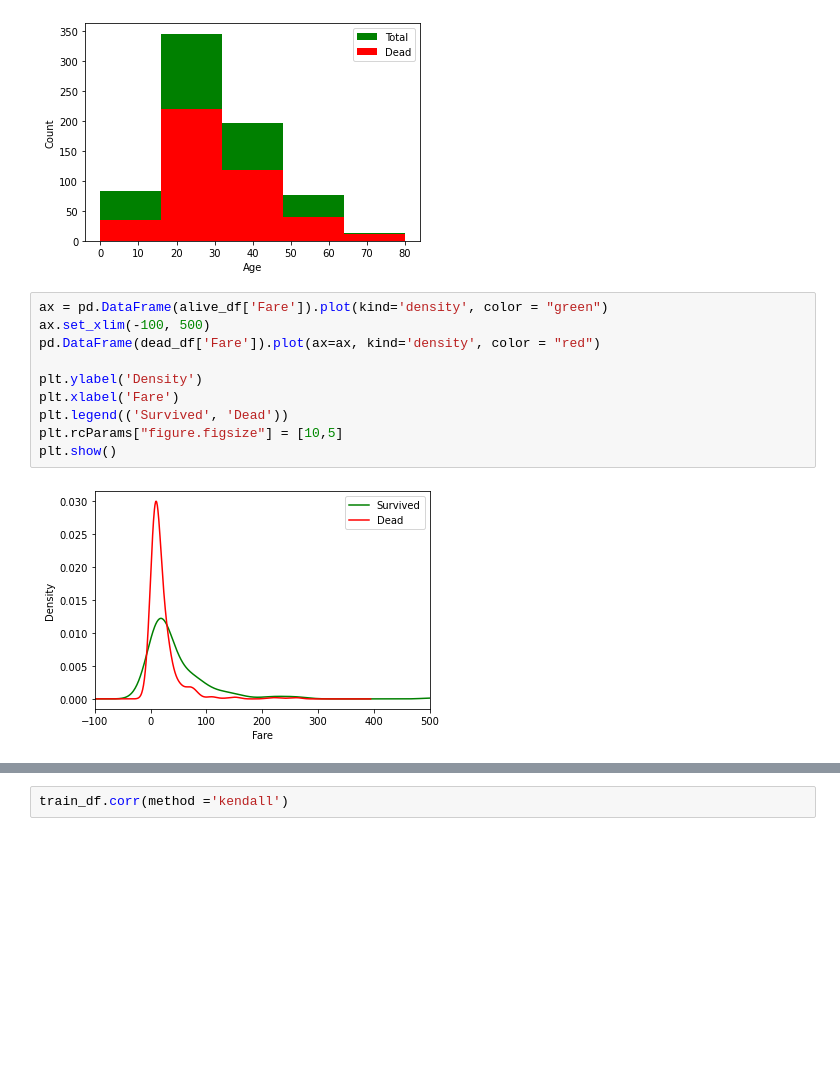
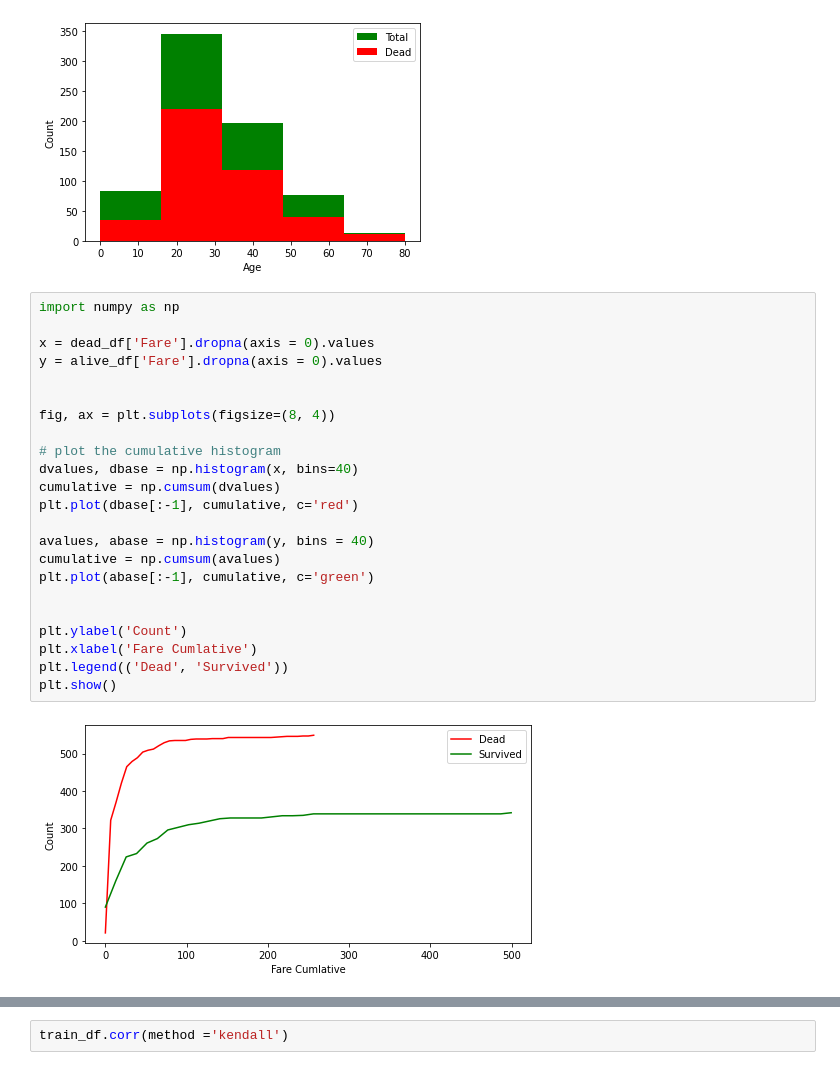
Before and after one commit to URAmiRBin/datamining-exercises, a Jupyter notebook: decision-tree/jupyter-titanic.ipynb, the cells around one changed output, grey strips where cells are left out. Drawn from its saved outputs; the diff is of its cells as text; blank space fills up the shorter version.

```diff
--- a/decision-tree/jupyter-titanic.ipynb
+++ b/decision-tree/jupyter-titanic.ipynb
@@ -93,18 +90,31 @@ plt.legend(('Total', 'Dead'))
 plt.show()
 # %% [output]
 [figure]
-# %%
-ax = pd.DataFrame(alive_df['Fare']).plot(kind='density', color = "green")
-ax.set_xlim(-100, 500)
-pd.DataFrame(dead_df['Fare']).plot(ax=ax, kind='density', color = "red")
-
-plt.ylabel('Density')
-plt.xlabel('Fare')
-plt.legend(('Survived', 'Dead'))
-plt.rcParams["figure.figsize"] = [10,5]
-plt.show()
-# %% [output]
-[figure, removed]
+# %%
+import numpy as np
+
+x = dead_df['Fare'].dropna(axis = 0).values
+y = alive_df['Fare'].dropna(axis = 0).values
+
+
+fig, ax = plt.subplots(figsize=(8, 4))
+
+# plot the cumulative histogram
+dvalues, dbase = np.histogram(x, bins=40)
+cumulative = np.cumsum(dvalues)
+plt.plot(dbase[:-1], cumulative, c='red')
+
+avalues, abase = np.histogram(y, bins = 40)
+cumulative = np.cumsum(avalues)
+plt.plot(abase[:-1], cumulative, c='green')
+
+
+plt.ylabel('Count')
+plt.xlabel('Fare Cumlative')
+plt.legend(('Dead', 'Survived'))
+plt.show()
+# %% [output]
+[figure, added]
 # %% [markdown]
 
 ---
```
Also changed, not shown: parts of 21 cells of this notebook, 2 other files.
